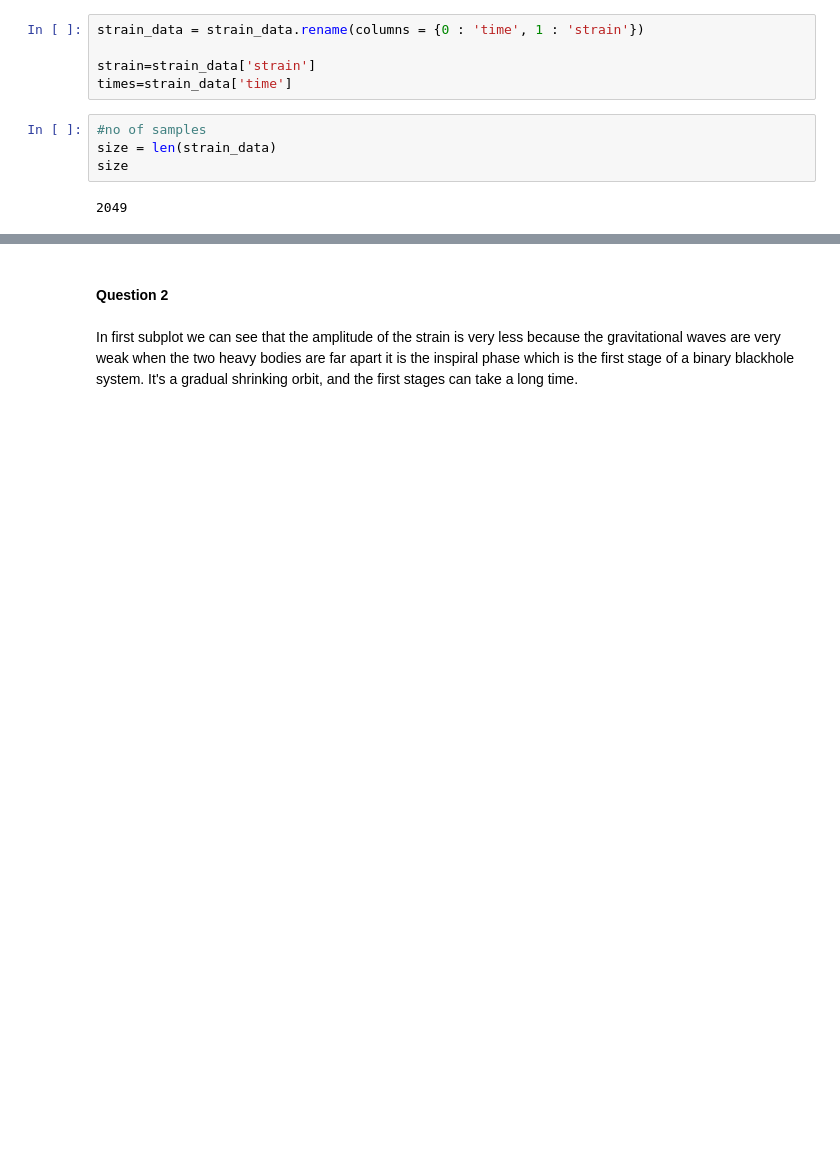
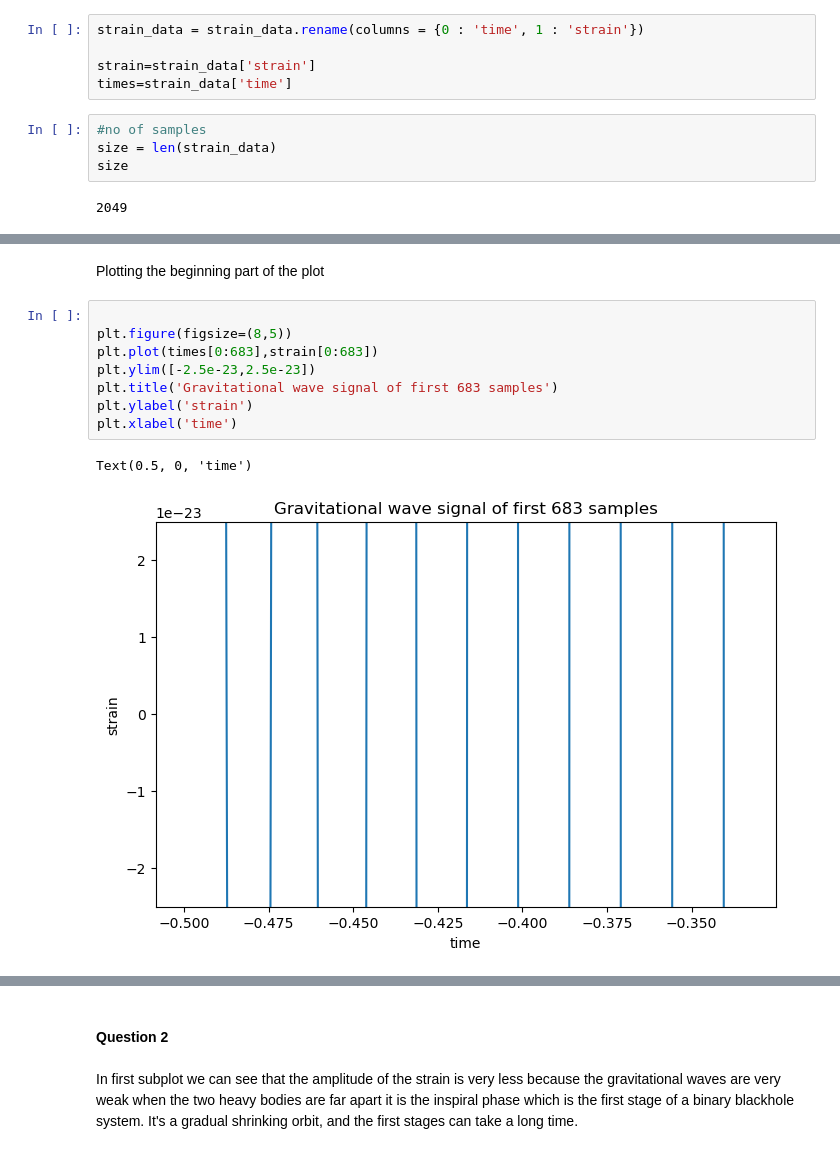
Before and after one commit to omdubey728/Astro_GW_Analysis_Barak, a Jupyter notebook: Part_1_Analysing_Data.ipynb, the cells around one changed output, grey strips where cells are left out. Cells and saved outputs as stored; diff of their text form; blank space fills up the shorter version.

```diff
--- a/Part_1_Analysing_Data.ipynb
+++ b/Part_1_Analysing_Data.ipynb
@@ -62,0 +49,13 @@ max_strain_time
+# %% [markdown]
+Plotting the beginning part of the plot
+# %%
+
+plt.figure(figsize=(8,5))
+plt.plot(times[0:683],strain[0:683])
+plt.ylim([-2.5e-23,2.5e-23])
+plt.title('Gravitational wave signal of first 683 samples')
+plt.ylabel('strain')
+plt.xlabel('time')
+# %% [output]
+Text(0.5, 0, 'time')
+[figure, added]
```
Also changed, not shown: parts of 6 cells of this notebook.
